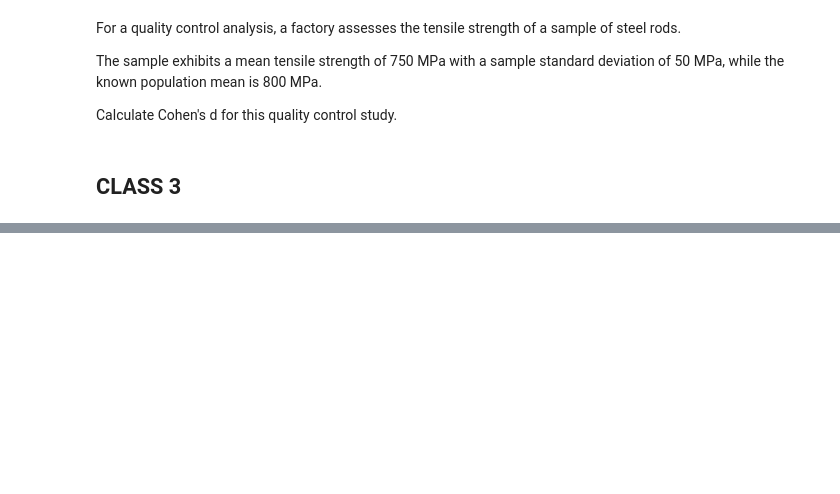
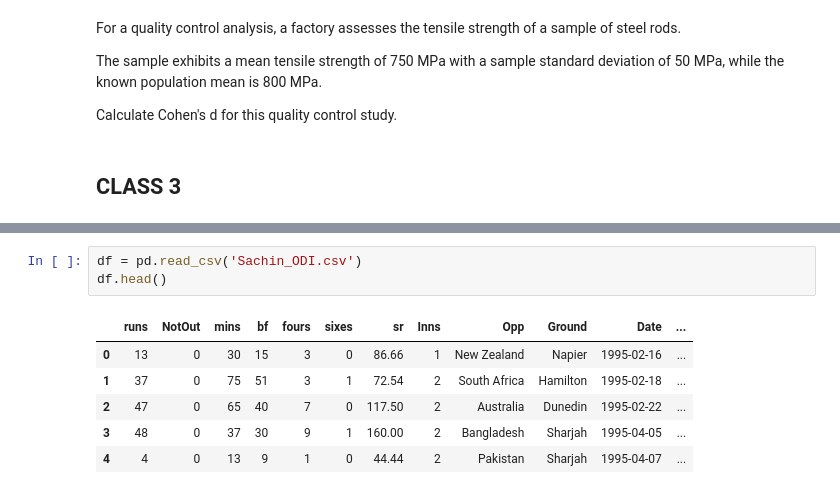
Before and after one commit to anamalamurali/pythonlearning, a Jupyter notebook: DAV-3/Copy_of_DAV3.ipynb, the cells around one changed output, grey strips where cells are left out. Drawn from its saved outputs; the diff is of its cells as text; blank space fills up the shorter version.

```diff
--- a/DAV-3/Copy_of_DAV3.ipynb
+++ b/DAV-3/Copy_of_DAV3.ipynb
@@ -468,0 +1376,10 @@ Calculate Cohen's d for this quality control study.
+# %%
+df = pd.read_csv('Sachin_ODI.csv')
+df.head()
+# %% [output]
+|  | runs | NotOut | mins | bf | fours | sixes | sr | Inns | Opp | Ground | Date | ... |
+| 0 | 13 | 0 | 30 | 15 | 3 | 0 | 86.66 | 1 | New Zealand | Napier | 1995-02-16 | ... |
+| 1 | 37 | 0 | 75 | 51 | 3 | 1 | 72.54 | 2 | South Africa | Hamilton | 1995-02-18 | ... |
+| 2 | 47 | 0 | 65 | 40 | 7 | 0 | 117.50 | 2 | Australia | Dunedin | 1995-02-22 | ... |
+| 3 | 48 | 0 | 37 | 30 | 9 | 1 | 160.00 | 2 | Bangladesh | Sharjah | 1995-04-05 | ... |
+| 4 | 4 | 0 | 13 | 9 | 1 | 0 | 44.44 | 2 | Pakistan | Sharjah | 1995-04-07 | ... |
```
Also changed, not shown: parts of 204 cells of this notebook.
